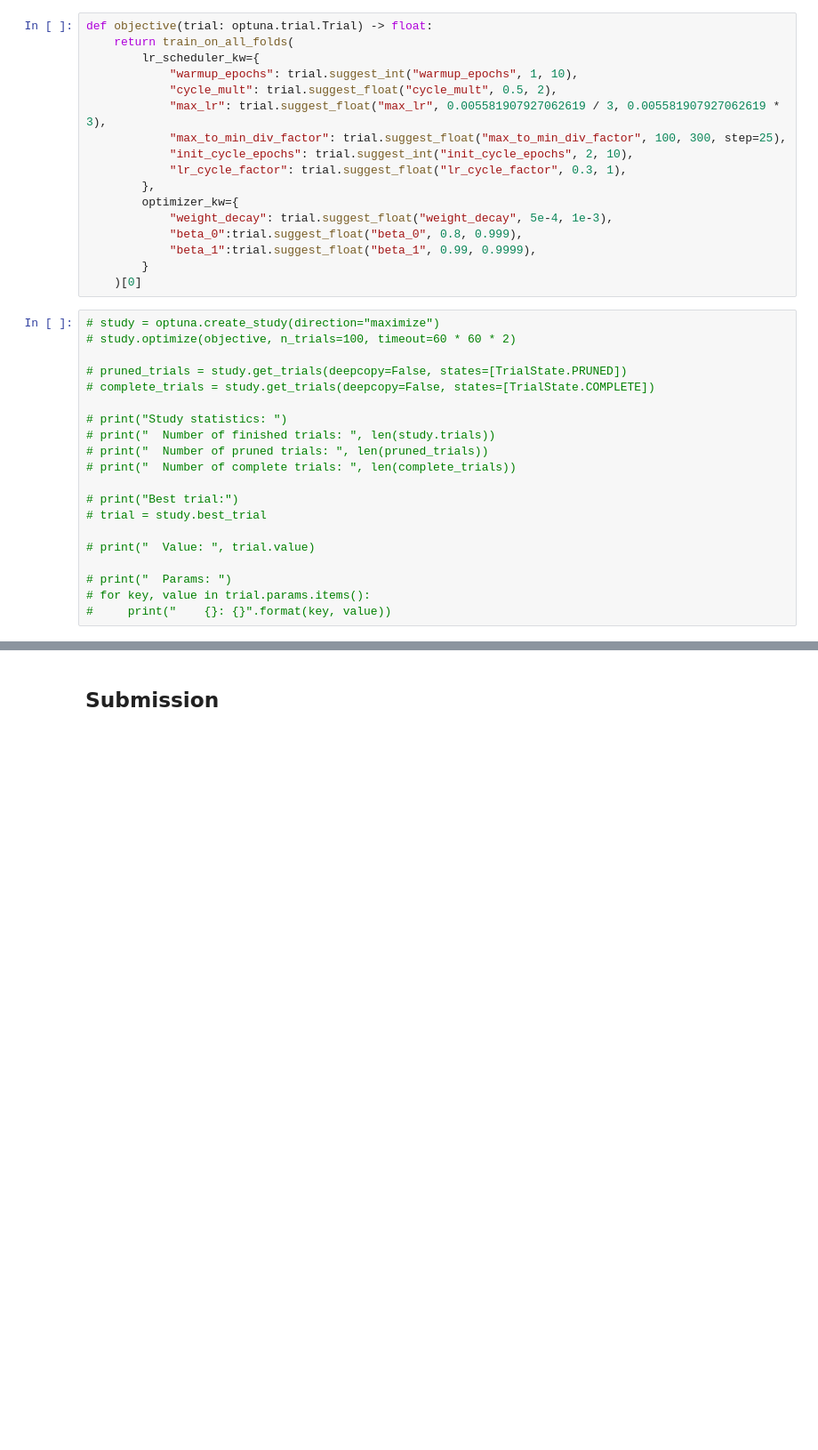
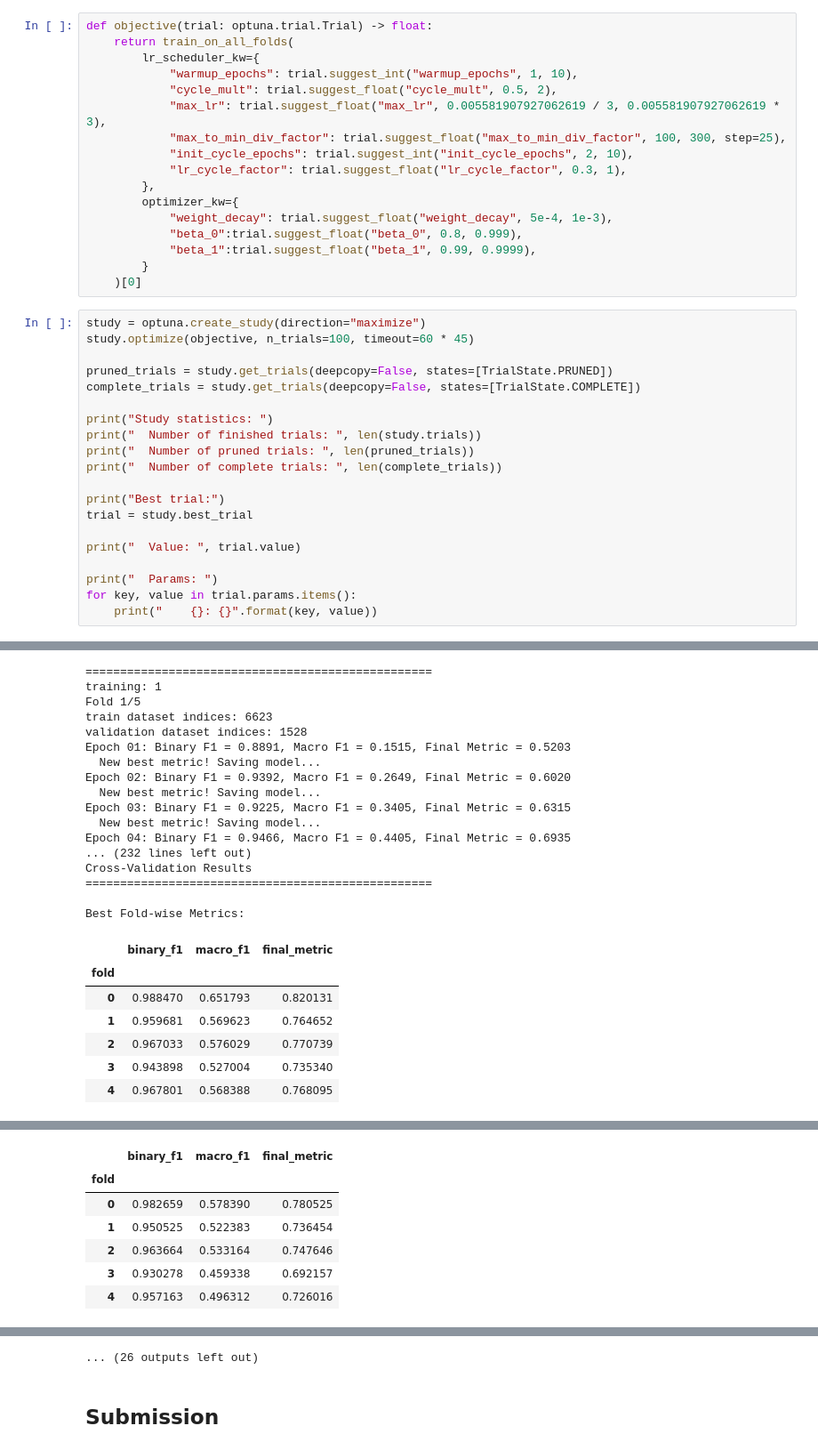
Before and after one commit to MauroAbidalCarrer/CMI-2025-competition, a Jupyter notebook: notebooks/train_and_infer.ipynb, the cells around one changed output, grey strips where cells are left out. Shown: that part at 89% size. Saved outputs shown, nothing was run; the diff lists cells and outputs as text; blank space fills up the shorter version.

Commit message:
Feat: Ran 45 minutes hyper parameter tuning, very slightly improved cv score by 0.00 somthing...

```diff
--- a/notebooks/train_and_infer.ipynb
+++ b/notebooks/train_and_infer.ipynb
@@ -1192,22 +1192,23 @@ def objective(trial: optuna.trial.Trial) -> float:
         }
     )[0]
 # %%
-# study = optuna.create_study(direction="maximize")
-# study.optimize(objective, n_trials=100, timeout=60 * 60 * 2)
+study = optuna.create_study(direction="maximize")
+study.optimize(objective, n_trials=100, timeout=60 * 45)
 
-# pruned_trials = study.get_trials(deepcopy=False, states=[TrialState.PRUNED])
-# complete_trials = study.get_trials(deepcopy=False, states=[TrialState.COMPLETE])
+pruned_trials = study.get_trials(deepcopy=False, states=[TrialState.PRUNED])
+complete_trials = study.get_trials(deepcopy=False, states=[TrialState.COMPLETE])
 
-# print("Study statistics: ")
-# print("  Number of finished trials: ", len(study.trials))
-# print("  Number of pruned trials: ", len(pruned_trials))
-# print("  Number of complete trials: ", len(complete_trials))
+print("Study statistics: ")
+print("  Number of finished trials: ", len(study.trials))
+print("  Number of pruned trials: ", len(pruned_trials))
+print("  Number of complete trials: ", len(complete_trials))
 
-# print("Best trial:")
-# trial = study.best_trial
+print("Best trial:")
+trial = study.best_trial
 
-# print("  Value: ", trial.value)
+print("  Value: ", trial.value)
 
-# print("  Params: ")
-# for key, value in trial.params.items():
-#     print("    {}: {}".format(key, value))
+print("  Params: ")
+for key, value in trial.params.items():
+    print("    {}: {}".format(key, value))
+# %% [output]
@@ -1213,0 +1216,24 @@ def objective(trial: optuna.trial.Trial) -> float:
+==================================================
+training: 1
+Fold 1/5
+train dataset indices: 6623
+validation dataset indices: 1528
+Epoch 01: Binary F1 = 0.8891, Macro F1 = 0.1515, Final Metric = 0.5203
+  New best metric! Saving model...
+Epoch 02: Binary F1 = 0.9392, Macro F1 = 0.2649, Final Metric = 0.6020
+  New best metric! Saving model...
+Epoch 03: Binary F1 = 0.9225, Macro F1 = 0.3405, Final Metric = 0.6315
+  New best metric! Saving model...
+Epoch 04: Binary F1 = 0.9466, Macro F1 = 0.4405, Final Metric = 0.6935
+... (232 lines left out)
+Cross-Validation Results
+==================================================
+
+Best Fold-wise Metrics:
+|  | binary_f1 | macro_f1 | final_metric |
+| fold |  |  |  |
+| 0 | 0.988470 | 0.651793 | 0.820131 |
+| 1 | 0.959681 | 0.569623 | 0.764652 |
+| 2 | 0.967033 | 0.576029 | 0.770739 |
+| 3 | 0.943898 | 0.527004 | 0.735340 |
+| 4 | 0.967801 | 0.568388 | 0.768095 |
@@ -1213,0 +1258,7 @@ def objective(trial: optuna.trial.Trial) -> float:
+|  | binary_f1 | macro_f1 | final_metric |
+| fold |  |  |  |
+| 0 | 0.982659 | 0.578390 | 0.780525 |
+| 1 | 0.950525 | 0.522383 | 0.736454 |
+| 2 | 0.963664 | 0.533164 | 0.747646 |
+| 3 | 0.930278 | 0.459338 | 0.692157 |
+| 4 | 0.957163 | 0.496312 | 0.726016 |
@@ -1214,3 +1315,4 @@ def objective(trial: optuna.trial.Trial) -> float:
+... (26 outputs left out)
 # %% [markdown]
 ## Submission
 # %% [markdown]
```
Also changed, not shown: parts of 2 cells of this notebook.
